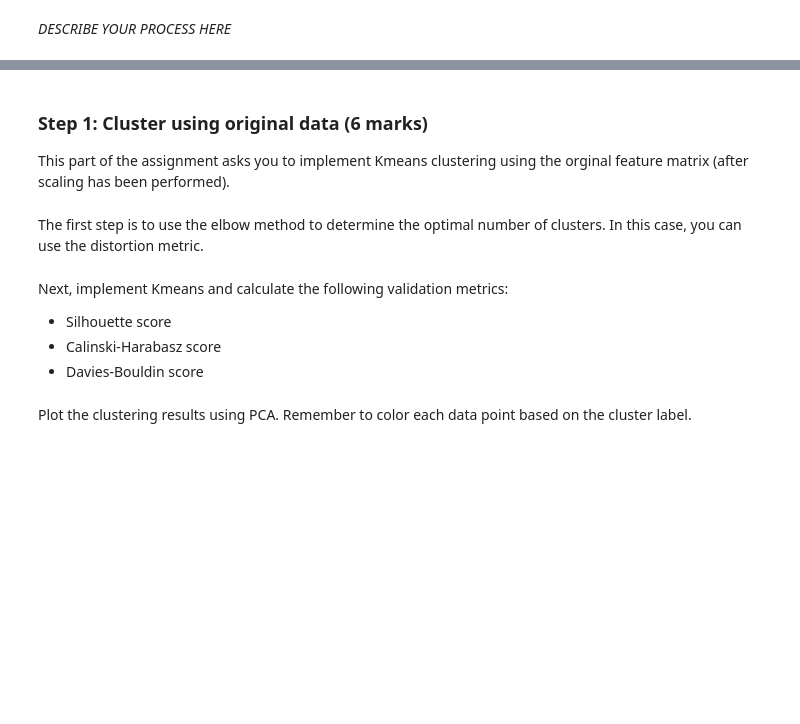
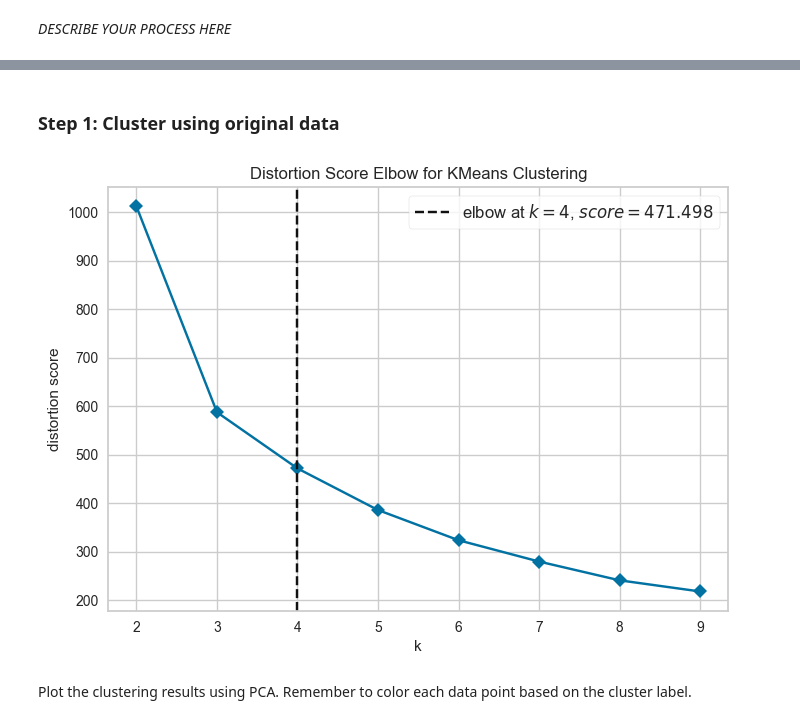
Before and after one commit to chvaldez10/Dog-Apps, a Jupyter notebook: ENSF 611/assignments/A5/Assignment 5.ipynb, the cells around one changed output, grey strips where cells are left out. Saved outputs shown, nothing was run; the diff lists cells and outputs as text; code cells hidden in the pictures; blank space fills up the shorter version.

```diff
--- a/ENSF 611/assignments/A5/Assignment 5.ipynb
+++ b/ENSF 611/assignments/A5/Assignment 5.ipynb
@@ -150,4 +149,0 @@ The agricultural company approaches you again because they lost all the labels f
-# %% [markdown]
-### Step 1: Cluster using original data (6 marks)
-
-This part of the assignment asks you to implement Kmeans clustering using the orginal feature matrix (after scaling has been performed).
@@ -156,12 +150,19 @@ This part of the assignment asks you to implement Kmeans clustering using the or
-# %% [markdown]
-The first step is to use the elbow method to determine the optimal number of clusters. In this case, you can use the distortion metric.
+# %% [markdown]
+### Step 1: Cluster using original data
+# %%
+# reload dataset
+df = pd.read_csv("seeds_dataset.txt", delimiter="\t", names=DATASET_COLUMNS)
+X = df.iloc[:, :-1]
+y = df.iloc[:, -1]
+X_train, X_test, y_train, y_test = train_test_split(X, y, random_state=0)
+scaler = StandardScaler()
+scaled_X_train = scaler.fit_transform(X_train)
+scaled_X_test = scaler.fit_transform(X_test)
 # %%
-# TODO: Use the elbow method to determine the optimal number of clusters
+# Use the elbow method to determine the optimal number of clusters
+ke=kelbow_visualizer(KMeans(random_state=4, n_init=10), X, k=(2,10), metric="distortion", timings=False)
+# %% [output]
+[figure, added]
-# %% [markdown]
-Next, implement Kmeans and calculate the following validation metrics:
-- Silhouette score
-- Calinski-Harabasz score
-- Davies-Bouldin score
 # %%
 # TODO: Implement K-means with the number of clusters determined in the previous step
 # %%
```
Also changed, not shown: parts of 4 cells of this notebook, 1 other file.
